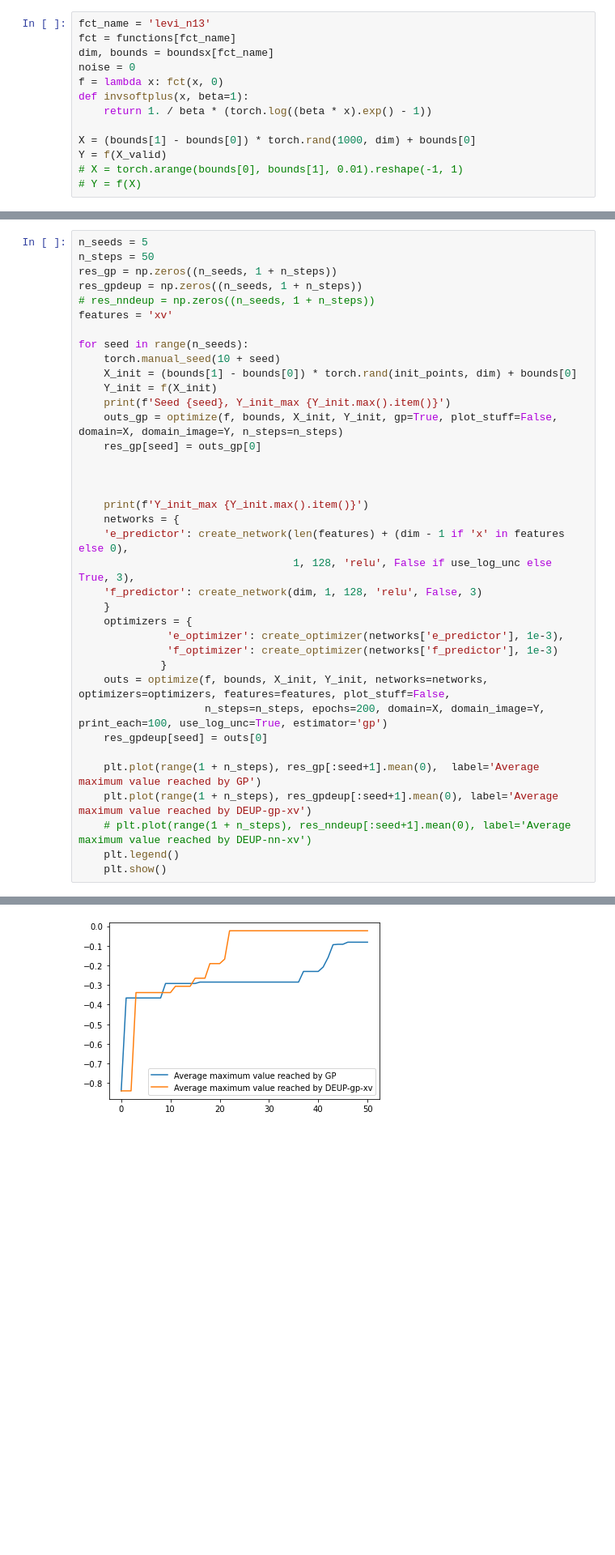
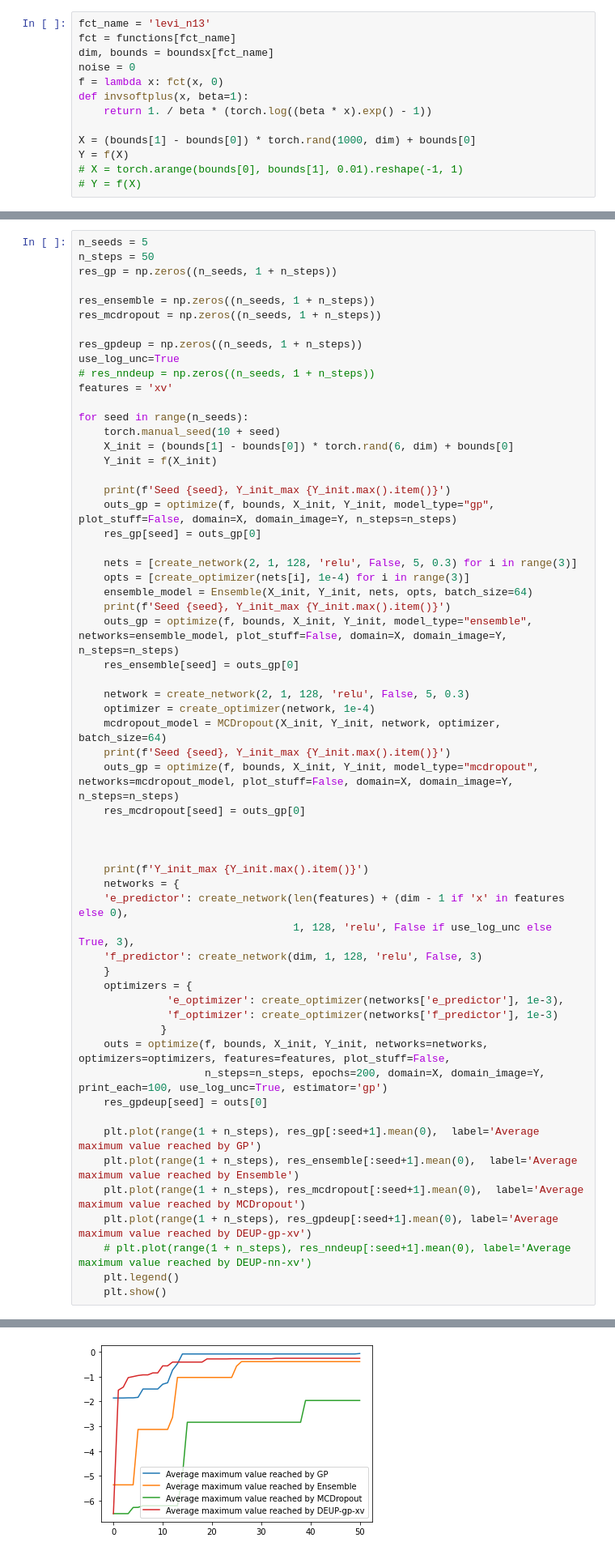
Before and after one commit to MJ10/DEUP, a Jupyter notebook: notebooks/SMO-final.ipynb, the cells around one changed output, grey strips where cells are left out. Shown at 81% size. Drawn from its saved outputs; the diff is of its cells as text; blank space fills up the shorter version.

Commit message:
adding mcdropout and ensembles to SMO baseline

```diff
--- a/notebooks/SMO-final.ipynb
+++ b/notebooks/SMO-final.ipynb
@@ -52,6 +54,6 @@ def invsoftplus(x, beta=1):
     return 1. / beta * (torch.log((beta * x).exp() - 1))
 
 X = (bounds[1] - bounds[0]) * torch.rand(1000, dim) + bounds[0]
-Y = f(X_valid)
+Y = f(X)
 # X = torch.arange(bounds[0], bounds[1], 0.01).reshape(-1, 1)
 # Y = f(X)
@@ -61,17 +67,37 @@ Y = f(X_valid)
 n_seeds = 5
 n_steps = 50
 res_gp = np.zeros((n_seeds, 1 + n_steps))
+
+res_ensemble = np.zeros((n_seeds, 1 + n_steps))
+res_mcdropout = np.zeros((n_seeds, 1 + n_steps))
+
 res_gpdeup = np.zeros((n_seeds, 1 + n_steps))
+use_log_unc=True
 # res_nndeup = np.zeros((n_seeds, 1 + n_steps))
 features = 'xv'
 
 for seed in range(n_seeds):
     torch.manual_seed(10 + seed)
-    X_init = (bounds[1] - bounds[0]) * torch.rand(init_points, dim) + bounds[0]
+    X_init = (bounds[1] - bounds[0]) * torch.rand(6, dim) + bounds[0]
     Y_init = f(X_init)
+
     print(f'Seed {seed}, Y_init_max {Y_init.max().item()}')
-    outs_gp = optimize(f, bounds, X_init, Y_init, gp=True, plot_stuff=False, domain=X, domain_image=Y, n_steps=n_steps)
+    outs_gp = optimize(f, bounds, X_init, Y_init, model_type="gp", plot_stuff=False, domain=X, domain_image=Y, n_steps=n_steps)
     res_gp[seed] = outs_gp[0]
+
+    nets = [create_network(2, 1, 128, 'relu', False, 5, 0.3) for i in range(3)]
+    opts = [create_optimizer(nets[i], 1e-4) for i in range(3)]
+    ensemble_model = Ensemble(X_init, Y_init, nets, opts, batch_size=64)
+    print(f'Seed {seed}, Y_init_max {Y_init.max().item()}')
+    outs_gp = optimize(f, bounds, X_init, Y_init, model_type="ensemble", networks=ensemble_model, plot_stuff=False, domain=X, domain_image=Y, n_steps=n_steps)
+    res_ensemble[seed] = outs_gp[0]
+
+    network = create_network(2, 1, 128, 'relu', False, 5, 0.3)
+    optimizer = create_optimizer(network, 1e-4)
+    mcdropout_model = MCDropout(X_init, Y_init, network, optimizer, batch_size=64)
+    print(f'Seed {seed}, Y_init_max {Y_init.max().item()}')
+    outs_gp = optimize(f, bounds, X_init, Y_init, model_type="mcdropout", networks=mcdropout_model, plot_stuff=False, domain=X, domain_image=Y, n_steps=n_steps)
+    res_mcdropout[seed] = outs_gp[0]
 
 
 
@@ -90,6 +116,8 @@ for seed in range(n_seeds):
     res_gpdeup[seed] = outs[0]
 
     plt.plot(range(1 + n_steps), res_gp[:seed+1].mean(0),  label='Average maximum value reached by GP')
+    plt.plot(range(1 + n_steps), res_ensemble[:seed+1].mean(0),  label='Average maximum value reached by Ensemble')
+    plt.plot(range(1 + n_steps), res_mcdropout[:seed+1].mean(0),  label='Average maximum value reached by MCDropout')
     plt.plot(range(1 + n_steps), res_gpdeup[:seed+1].mean(0), label='Average maximum value reached by DEUP-gp-xv')
     # plt.plot(range(1 + n_steps), res_nndeup[:seed+1].mean(0), label='Average maximum value reached by DEUP-nn-xv')
     plt.legend()
@@ -103 +135 @@ Y_init_max -0.5252314805984497
-[figure, old version]
+[figure, new version]
```
Also changed, not shown: parts of 4 cells of this notebook, 3 other files.
